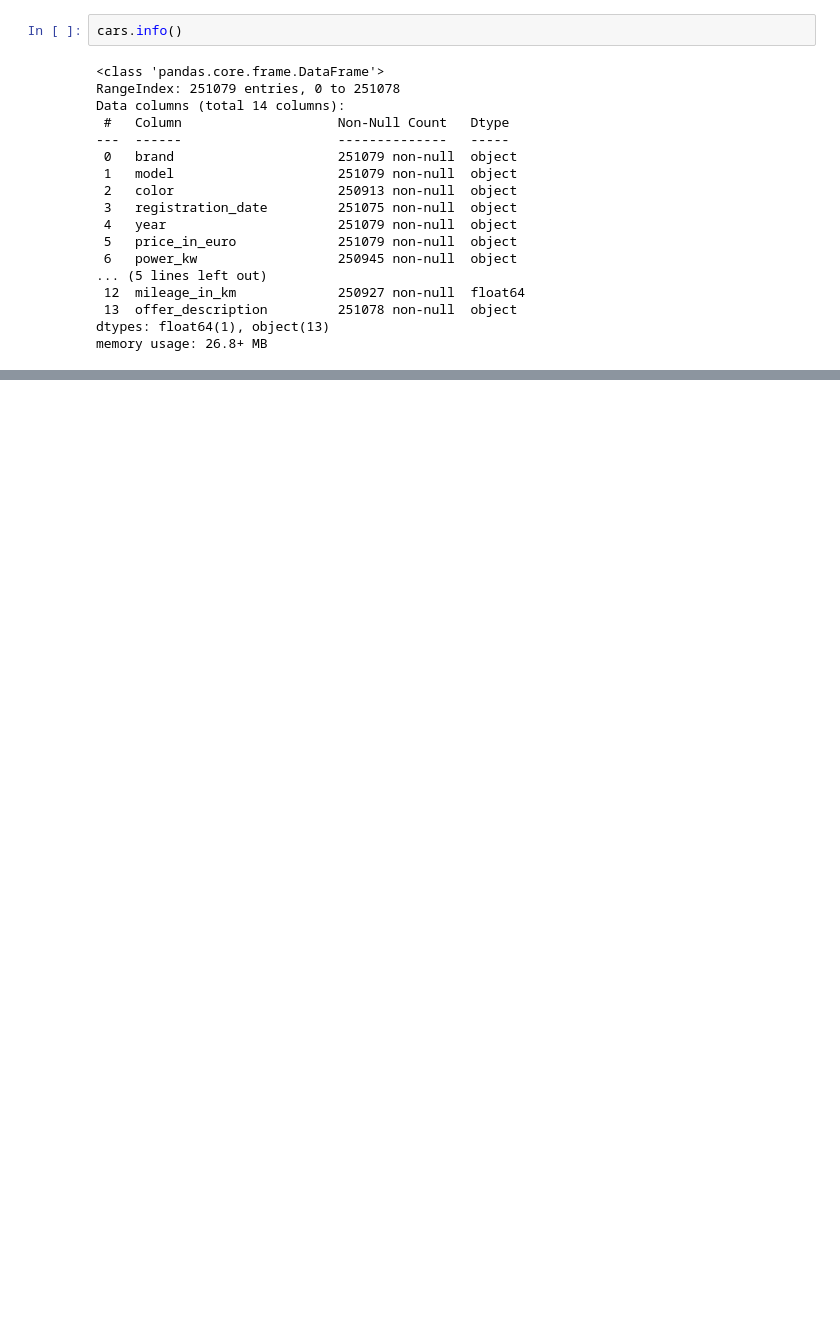
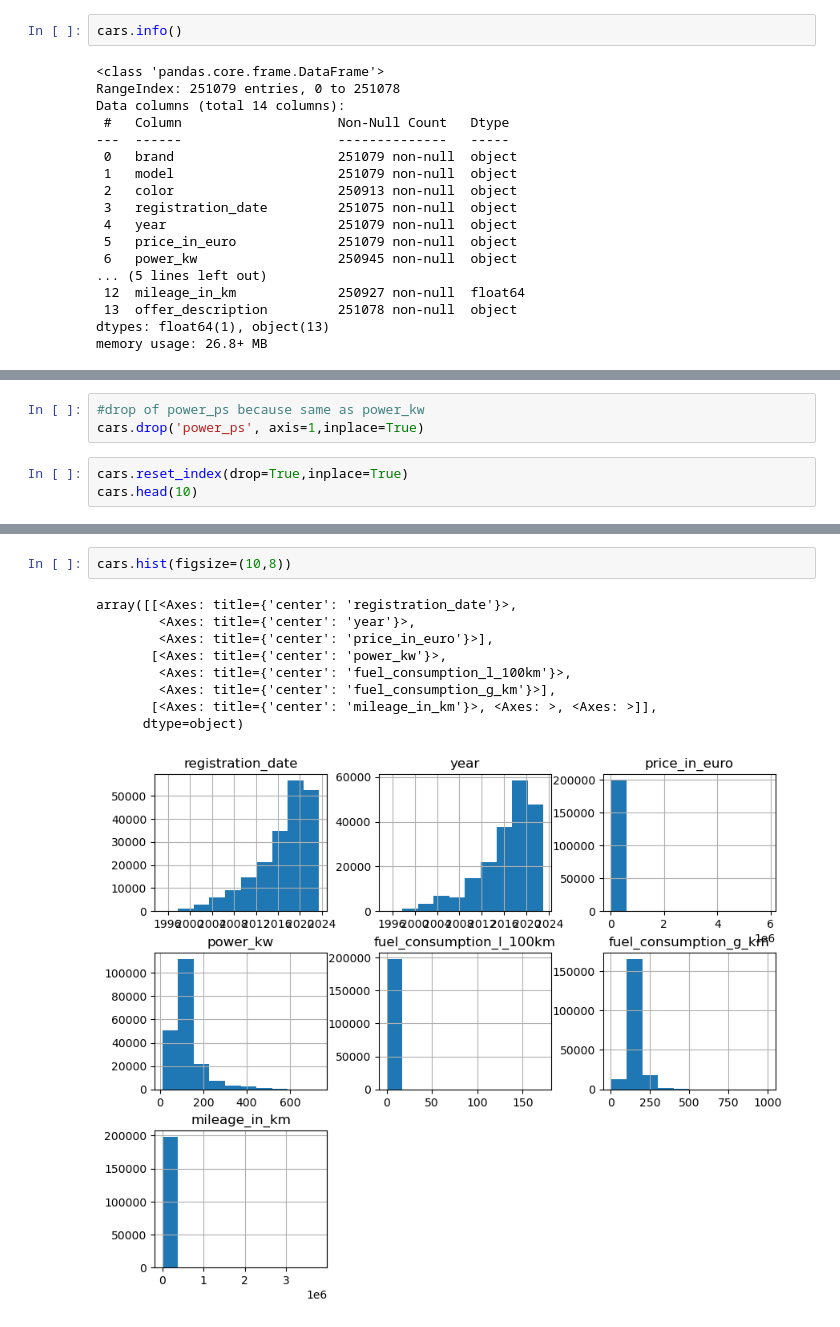
Before and after one commit to saintLaurentII/ML_PROJ, a Jupyter notebook: v1.ipynb, the cells around one changed output, grey strips where cells are left out. Saved outputs shown, nothing was run; the diff lists cells and outputs as text; blank space fills up the shorter version.

```diff
--- a/v1.ipynb
+++ b/v1.ipynb
@@ -109,0 +161,6 @@ cars.corr(numeric_only=True)
+# %%
+#drop of power_ps because same as power_kw
+cars.drop('power_ps', axis=1,inplace=True)
+# %%
+cars.reset_index(drop=True,inplace=True)
+cars.head(10)
@@ -109,0 +179,12 @@ cars.corr(numeric_only=True)
+# %%
+cars.hist(figsize=(10,8))
+# %% [output]
+array([[<Axes: title={'center': 'registration_date'}>,
+        <Axes: title={'center': 'year'}>,
+        <Axes: title={'center': 'price_in_euro'}>],
+       [<Axes: title={'center': 'power_kw'}>,
+        <Axes: title={'center': 'fuel_consumption_l_100km'}>,
+        <Axes: title={'center': 'fuel_consumption_g_km'}>],
+       [<Axes: title={'center': 'mileage_in_km'}>, <Axes: >, <Axes: >]],
+      dtype=object)
+[figure, added]
```
Also changed, not shown: parts of 20 cells of this notebook.
